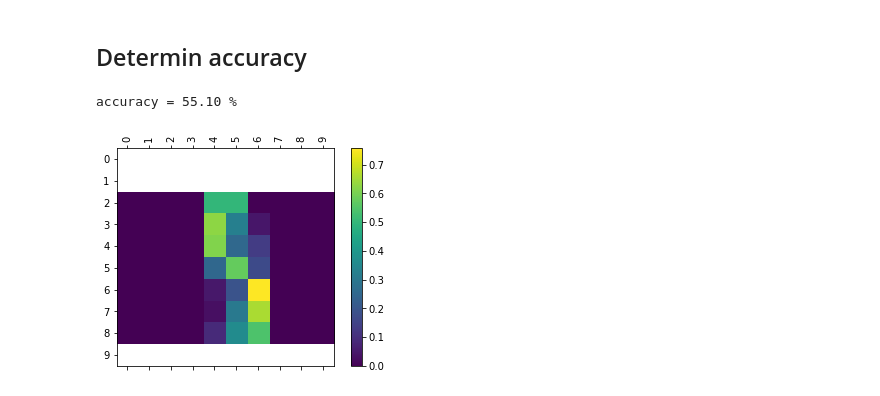
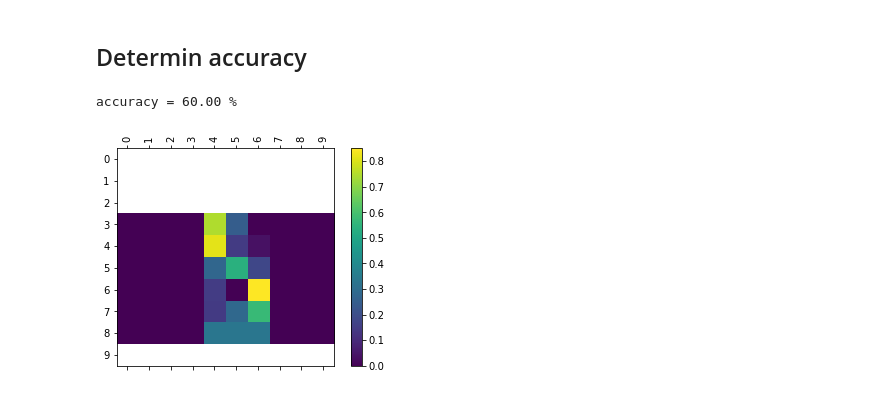
Before and after one commit to MauriceDroll/MeshSummitE14, a Jupyter notebook: main.ipynb, the cells around one changed output. Cells and saved outputs as stored; diff of their text form; code cells hidden in the pictures.

```diff
--- a/main.ipynb
+++ b/main.ipynb
@@ -445,7 +445,7 @@ with torch.no_grad():
     n_correct = 0
     n_samples = 0
 
-    for i in range(1000):
+    for i in range(100):
         weather_tensor, zeitpunkt = weather_to_tensor(data_weather, 1, 7)
         traffic_tensor = traffic_to_tensor(data_traffic, zeitpunkt)
         output = loaded_model(weather_tensor)
@@ -461,32 +461,32 @@ with torch.no_grad():
 
         confusion[traffic_tensor.item()][guess] += 1
         #print(guess, correct)
 
 # normalize by dividing every row by its sum
 for i in range(n_traffic):
     confusion[i] = confusion[i] / confusion[i].sum()
 
 acc = 100.0 * n_correct / n_samples
 print(f"\naccuracy = {acc:.2f} %\n")
 
 # set up plot
 fig = plt.figure()
 ax = fig.add_subplot(111)
 cax = ax.matshow(confusion.numpy())
 fig.colorbar(cax)
 
 all_traffic = [0,1,2,3,4,5,6,7,8,9]
 
 # set up axes
 ax.set_xticklabels([''] + all_traffic, rotation=90)
 ax.set_yticklabels([''] + all_traffic)
 
 # force label at every tick
 ax.xaxis.set_major_locator(ticker.MultipleLocator(1))
 ax.yaxis.set_major_locator(ticker.MultipleLocator(1))
 
 # sphinx_gallery_thumbnail_number = 2
 plt.show()
 # %% [output]
-accuracy = 55.10 %
+accuracy = 60.00 %
-[figure, old version]
+[figure, new version]
```
